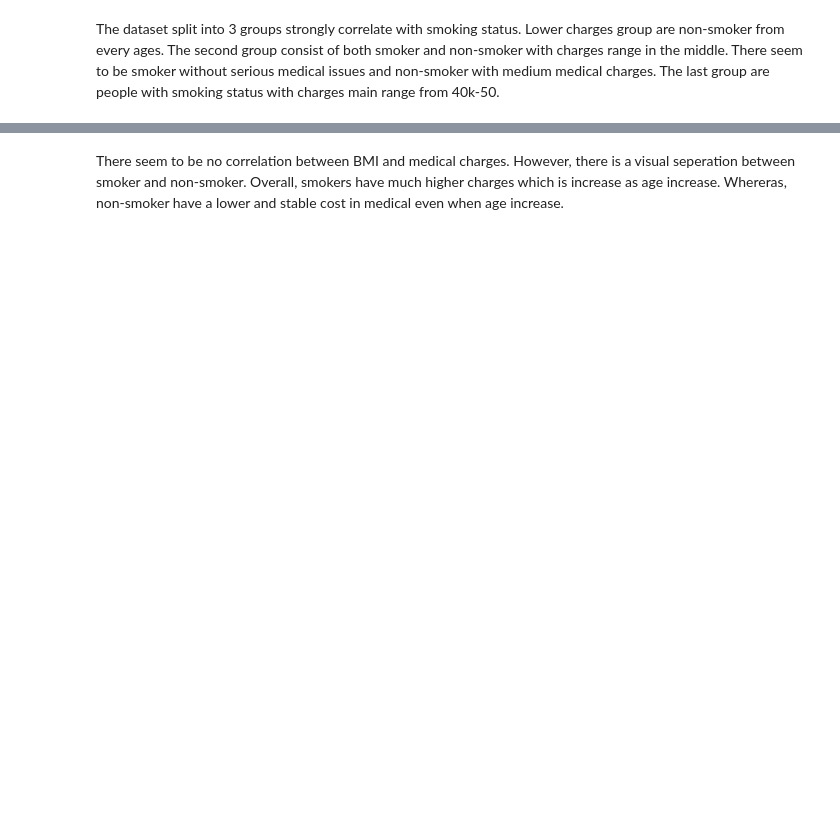
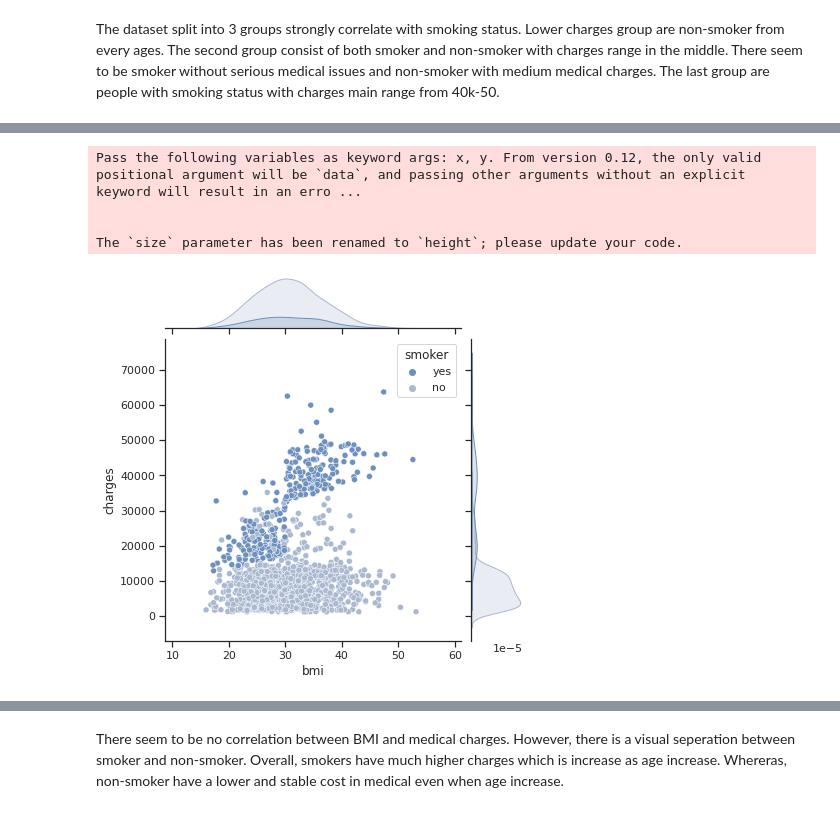
Before and after one commit to Satorumi/Machine-Learning, a Jupyter notebook: Linear_Regression_w_sklearn.ipynb, the cells around one changed output, grey strips where cells are left out. Saved outputs shown, nothing was run; the diff lists cells and outputs as text; code cells hidden in the pictures; blank space fills up the shorter version.

```diff
--- a/Linear_Regression_w_sklearn.ipynb
+++ b/Linear_Regression_w_sklearn.ipynb
@@ -137,0 +115,8 @@ figure.show()
+# %%
+sns.jointplot('bmi', 'charges', data=medical_df, hue='smoker', size=6);
+# %% [output]
+Pass the following variables as keyword args: x, y. From version 0.12, the only valid positional argument will be `data`, and passing other arguments without an explicit keyword will result in an erro ...
+
+
+The `size` parameter has been renamed to `height`; please update your code.
+[figure, added]
```
Also changed, not shown: parts of 82 cells of this notebook.
